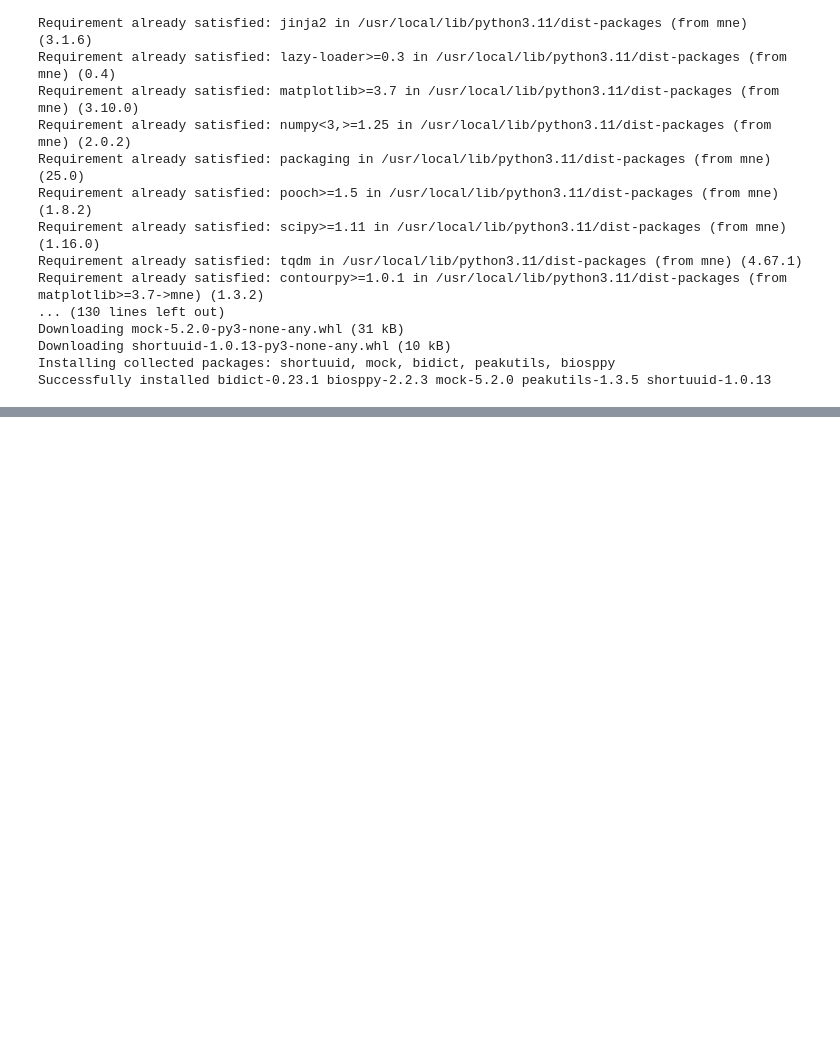
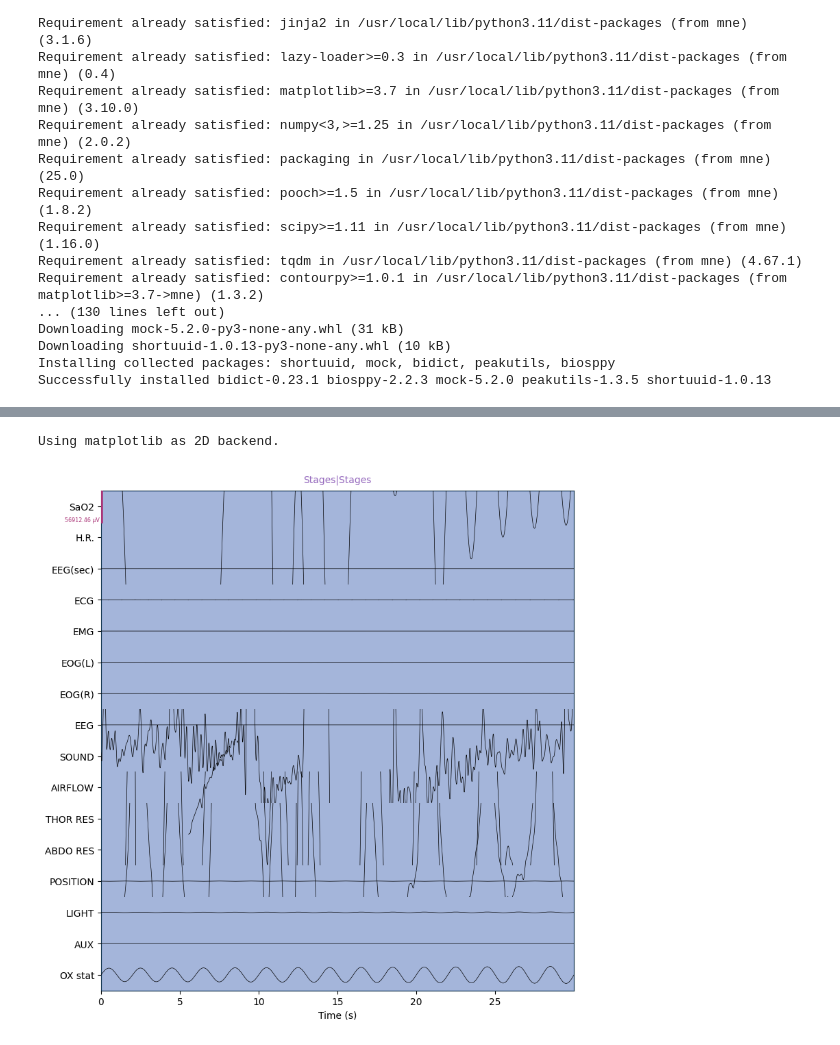
Before and after one commit to Its-Binto/AkinatorFB, a Jupyter notebook: shhsdataset.ipynb, the cells around one changed output, grey strips where cells are left out. Drawn from its saved outputs; the diff is of its cells as text; code cells hidden in the pictures; blank space fills up the shorter version.

Commit message:
updated the uploading of edf and xml added new features for visualizing apnea

```diff
--- a/shhsdataset.ipynb
+++ b/shhsdataset.ipynb
@@ -185,0 +126,9 @@ NameError: name 'pb_dir' is not defined
+# %%
+import mne
+import numpy as np
+import pandas as pd
+from bs4 import BeautifulSoup
+import matplotlib.pyplot as plt
+
+# Load EDF file
+raw = mne.io.read_raw_edf('/content/shhs1-200079.edf', preload=True)
@@ -185,0 +141,15 @@ NameError: name 'pb_dir' is not defined
+# %%
+def parse_nsrr_annotations(xml_path):
+    with open(xml_path, 'r') as f:
+        soup = BeautifulSoup(f, 'xml')
+
+    events = []
+    for event in soup.find_all('ScoredEvent'):
+        name = event.EventType.text
+        start = float(event.Start.text)
+        duration = float(event.Duration.text)
+        events.append({'onset': start, 'duration': duration, 'description': name})
+
+    return pd.DataFrame(events)
+
+nsrr_annots = parse_nsrr_annotations('/content/shhs1-200079-nsrr.xml')
@@ -185,0 +158,10 @@ NameError: name 'pb_dir' is not defined
+# %%
+# Create MNE annotations from NSRR data
+annotations = mne.Annotations(
+    onset=nsrr_annots['onset'],
+    duration=nsrr_annots['duration'],
+    description=nsrr_annots['description']
+)
+
+# Add annotations to raw object
+raw.set_annotations(annotations)
@@ -185,0 +185,7 @@ NameError: name 'pb_dir' is not defined
+# %%
+# Plot raw data with annotations
+fig = raw.plot(duration=30, scalings='auto', show_scrollbars=False)
+plt.show()
+# %% [output]
+Using matplotlib as 2D backend.
+[figure, added]
```
Also changed, not shown: parts of 15 cells of this notebook.
